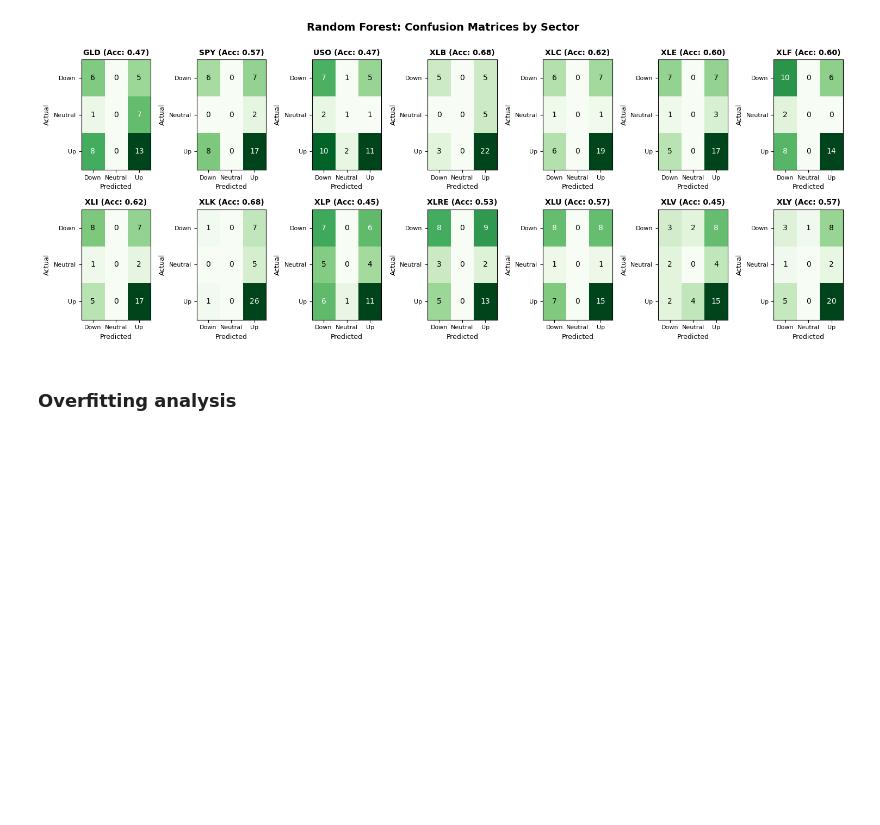
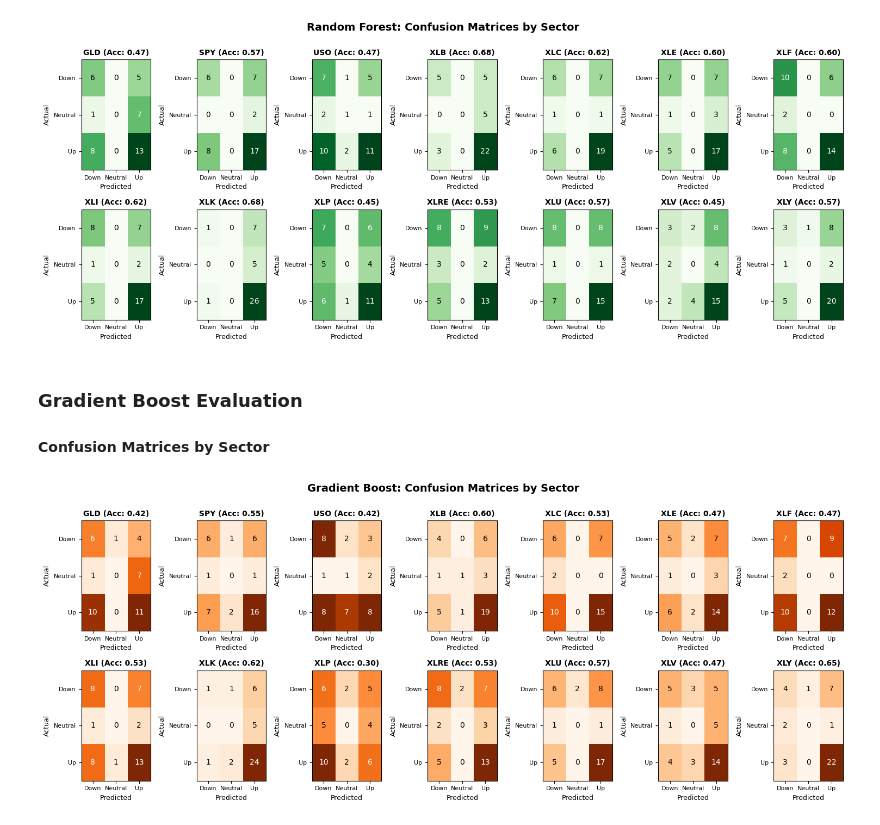
Before and after one commit to JakeCallcut/market-sector-sentiment-model, a Jupyter notebook: notebooks/EDA.ipynb, the cells around one changed output. Cells and saved outputs as stored; diff of their text form; code cells hidden in the pictures; blank space fills up the shorter version.

Commit message:
gradient boost model

```diff
--- a/notebooks/EDA.ipynb
+++ b/notebooks/EDA.ipynb
@@ -9,12 +9,14 @@ TWEET_PATH = "../data/processed/clean_tweets.csv"
 MODEL_TABLE_PATH = "../data/results/modelling_table.csv"
 MNLG_TABLE_PATH = "../data/results/mn_logreg_evaluation.csv"
 RF_TABLE_PATH = "../data/results/rf_evaluation.csv"
+GB_TABLE_PATH = "../data/results/gb_evaluation.csv"
 
 # load datasets
 raw_df = pd.read_csv(RAW_TWEET_PATH)
 model_df = pd.read_csv(MODEL_TABLE_PATH, index_col="date")  # main modelling table with sentiment and returns
 mnlg_df = pd.read_csv(MNLG_TABLE_PATH)  # multinomial logistic regression evaluation metrics
 rf_df = pd.read_csv(RF_TABLE_PATH)  # random forest evaluation metrics
+gb_df = pd.read_csv(GB_TABLE_PATH)  # gradient boost evaluation metrics
 tweet_df = pd.read_csv(TWEET_PATH) # scored tweets
 # %% [markdown]
 ## Exploratory Data Analysis
@@ -244,5 +246,48 @@ fig.tight_layout()
 plt.show()
 # %% [output]
 [figure]
-# %% [markdown]
-### Overfitting analysis
+# %% [markdown]
+### Gradient Boost Evaluation
+
+#### Confusion Matrices by Sector
+# %%
+# extract confusion matrix columns and define class labels
+cm_cols = [col for col in gb_df.columns if col.startswith('cm_')]
+class_labels = ['Down', 'Neutral', 'Up']
+
+# create grid of subplots
+fig, axes = plt.subplots(2, 7, figsize=(15, 6))
+axes = axes.flatten()
+
+# generate a confusion matrix heatmap for each sector
+for idx, row in gb_df.iterrows():
+    ax = axes[idx]
+
+    # put the confusion matrix values into a 3x3 grid
+    cm = np.array([row[col] for col in cm_cols]).reshape(3, 3)
+
+    # create heatmap with orange colors to differentiate from other models
+    im = ax.imshow(cm, cmap='Oranges', aspect='auto')
+
+    # set axis ticks and labels
+    ax.set_xticks(np.arange(3))
+    ax.set_yticks(np.arange(3))
+    ax.set_xticklabels(class_labels, fontsize=8)
+    ax.set_yticklabels(class_labels, fontsize=8)
+    ax.set_ylabel('Actual', fontsize=9)
+    ax.set_xlabel('Predicted', fontsize=9)
+
+    # add count annotations to each cell
+    for i in range(3):
+        for j in range(3):
+            text = ax.text(j, i, int(cm[i, j]), ha="center", va="center",
+                          color="white" if cm[i, j] > cm.max()/2 else "black", fontsize=10)
+
+    # add sector name and accuracy to subplot title
+    ax.set_title(f'{row["ticker"]} (Acc: {row["accuracy_mean"]:.2f})', fontsize=10, fontweight='bold')
+
+plt.suptitle('Gradient Boost: Confusion Matrices by Sector', fontsize=14, fontweight='bold', y=1.00)
+fig.tight_layout()
+plt.show()
+# %% [output]
+[figure, added]
```
Also changed, not shown: 2 other files.
